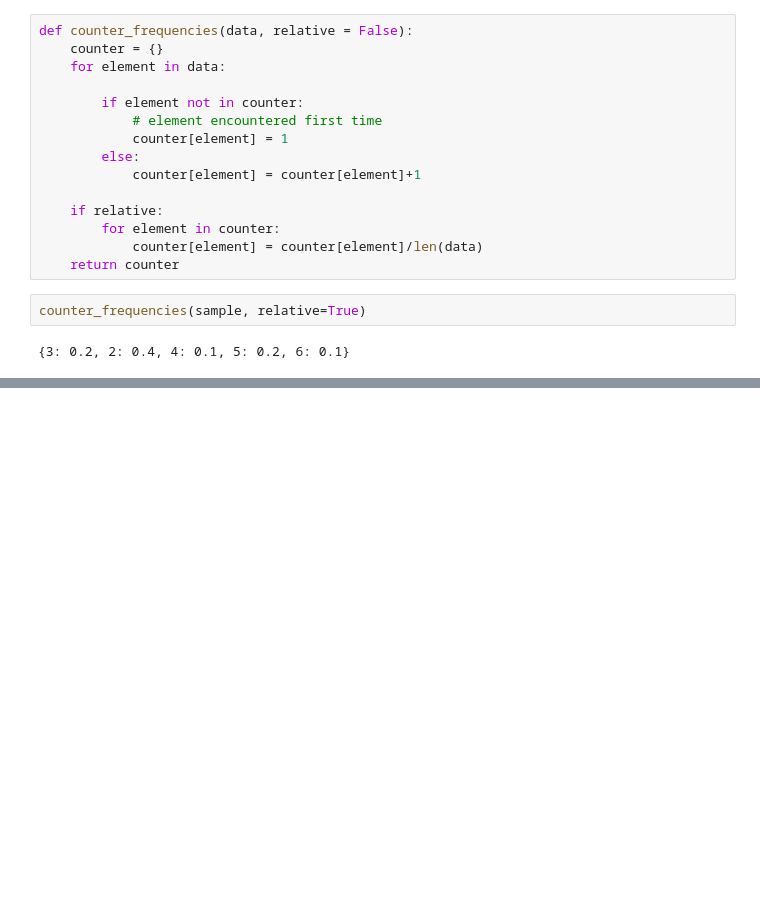
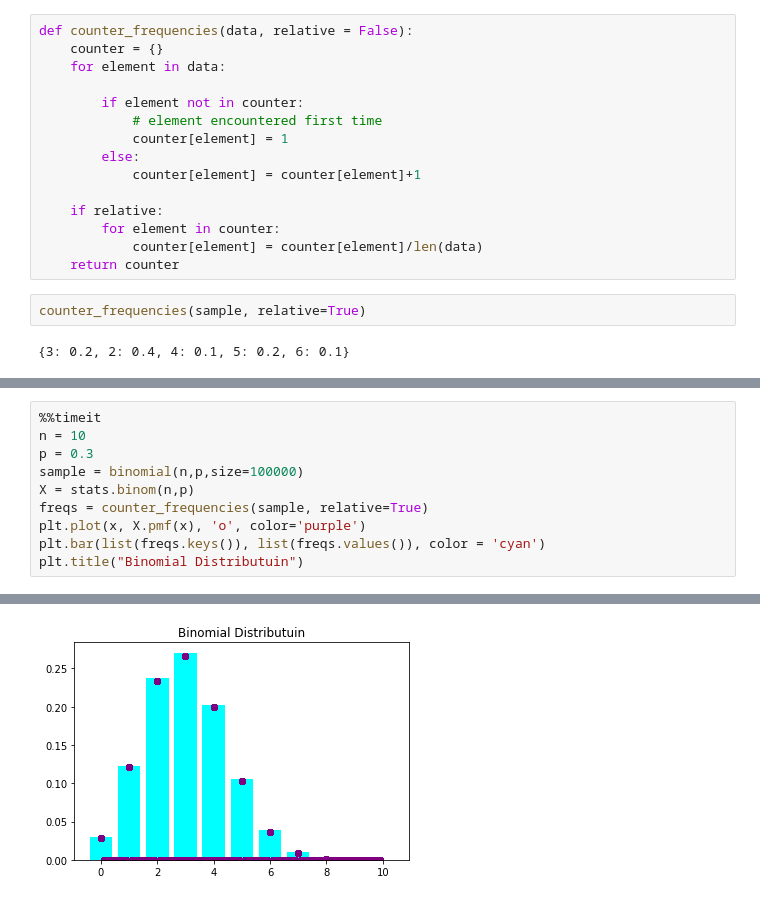
Before and after one commit to LeoMajorR/Python, a Jupyter notebook: Probability/Probability Distributions.ipynb, the cells around one changed output, grey strips where cells are left out. Saved outputs shown, nothing was run; the diff lists cells and outputs as text; blank space fills up the shorter version.

```diff
--- a/Probability/Probability Distributions.ipynb
+++ b/Probability/Probability Distributions.ipynb
@@ -32,0 +44,11 @@ AttributeError: 'int' object has no attribute 'pmf'
+# %%
+%%timeit
+n = 10
+p = 0.3
+sample = binomial(n,p,size=100000)
+X = stats.binom(n,p)
+freqs = counter_frequencies(sample, relative=True)
+plt.plot(x, X.pmf(x), 'o', color='purple')
+plt.bar(list(freqs.keys()), list(freqs.values()), color = 'cyan')
+plt.title("Binomial Distributuin")
+# %% [output]
@@ -32,0 +56 @@ AttributeError: 'int' object has no attribute 'pmf'
+[figure, added]
```
Also changed, not shown: parts of 5 cells of this notebook, 1 other file.
